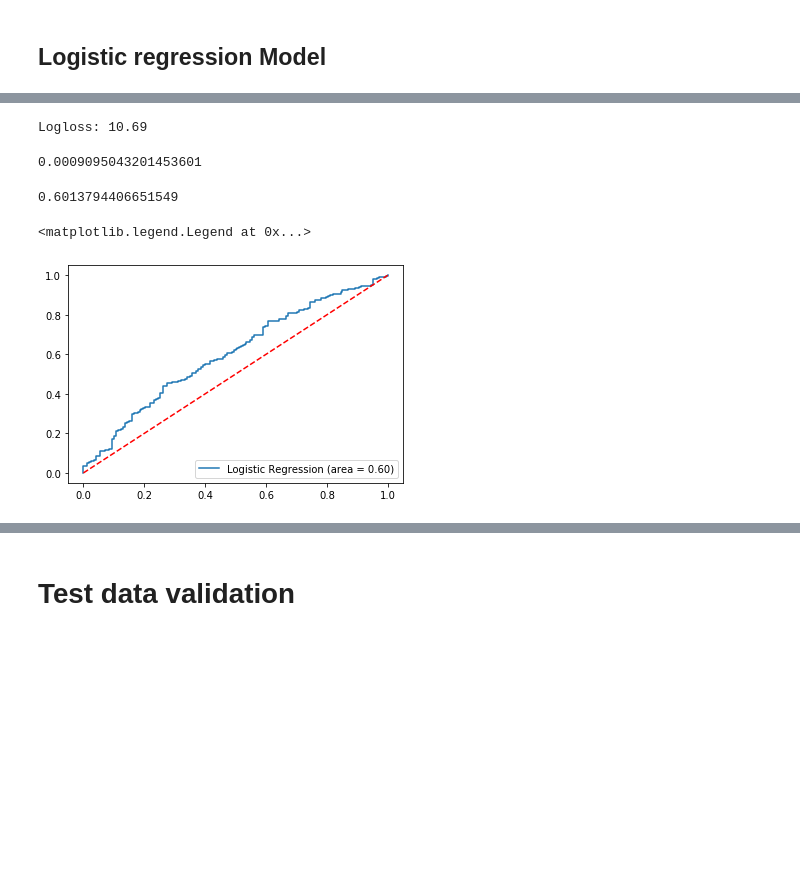
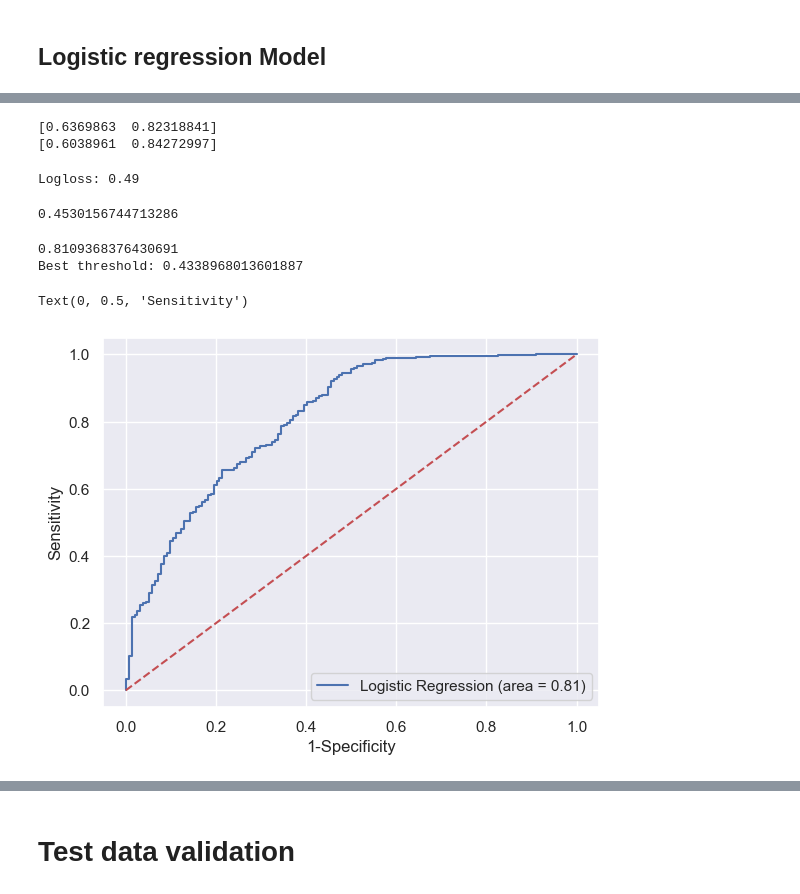
Before and after one commit to EdwinVivek/loan-eligibility-prediction, a Jupyter notebook: loan_eligibility_prediction.ipynb, the cells around one changed output, grey strips where cells are left out. Drawn from its saved outputs; the diff is of its cells as text; code cells hidden in the pictures; blank space fills up the shorter version.

```diff
--- a/loan_eligibility_prediction.ipynb
+++ b/loan_eligibility_prediction.ipynb
@@ -18,11 +21,7 @@ from sklearn.preprocessing import FunctionTransformer
 
 %matplotlib inline
 # %%
-loan = pd.read_csv(os.path.abspath(os.path.join(os.getcwd(), os.pardir, 'data\\train_loanpred.csv')))
-#tree_loan_cols = ['Gender', 'Married', 'Education',
-                 # 'Self_Employed','ApplicantIncome', 'LoanAmount','Property_Area', 'Loan_Status']
-#tree_loan = loan[tree_loan_cols]
-#tree_loan.head(5)
+loan = pd.read_csv(os.path.abspath(os.path.join(os.getcwd(), 'data\\train_loanpred.csv')))
 loan.head()
 # %% [output]
 |  | Loan_ID | Gender | Married | Dependents | Education | Self_Employed | ApplicantIncome | CoapplicantIncome | ... |
@@ -636,0 +589,7 @@ rfe_df
+# %%
+X = loan_final.loc[:, ~loan_final.columns.isin(["Loan_Status"])]
+y = loan_final["Loan_Status"]
+X_train, X_valid, y_train, y_valid = train_test_split(X, y, test_size = 0.2, random_state = 20, stratify=y)
+# %%
+logistic = LogisticRegression(solver='liblinear', multi_class='ovr', class_weight='balanced')
+logistic.fit(X_train, np.ravel(y_train))
@@ -655,7 +628,8 @@ Score: 0.6872909698996655
 # %%
-y_pred = reg.predict(x_test)
-pred_proba = reg.predict_proba(x_test)
+y_train_pred = logistic.predict(X_train)
+pred_proba = logistic.predict_proba(X_train)
 pred_df = pd.DataFrame(pred_proba)
-pred_df["Predictions"] = y_pred
+pred_df["Predictions"] = y_train_pred
+pred_df["logit"] = np.log(pred_df[1]/ (1 - pred_df[1]))
 pred_df
 # %% [output]
@@ -726,28 +687,46 @@ precision_score(y_test, y_pred, average='binary')
+# %%
+from sklearn.metrics import precision_score, recall_score
+precision = precision_score(y_train, y_train_pred, average=None)
+print(precision)
+recall = recall_score(y_train, y_train_pred, average=None)
+print(recall)
+# %% [output]
+[0.6369863  0.82318841]
+[0.6038961  0.84272997]
 # %%
 #Log loss
 from sklearn.metrics import log_loss
-accuracy = log_loss(y_test, y_pred)
+accuracy = log_loss(y_train, pred_proba)
 print("Logloss: %.2f" % (accuracy))
 # %% [output]
-Logloss: 10.69
+Logloss: 0.49
 # %%
 #kappa score
 from sklearn.metrics import cohen_kappa_score
-cohen_kappa_score(y_test, y_pred)
+cohen_kappa_score(y_train, y_train_pred)
 # %% [output]
-0.0009095043201453601
+0.4530156744713286
 # %%
 #ROC-AUC
 from sklearn.metrics import roc_auc_score
 from sklearn.metrics import roc_curve
-logit_roc_auc = roc_auc_score(y_test,  pred_proba[:,1])
+logit_roc_auc = roc_auc_score(y_train,  pred_proba[:,1])
 print(logit_roc_auc)
-fpr, tpr, thresholds = roc_curve(y_test, pred_proba[:,1])
+fpr, tpr, thresholds = roc_curve(y_train, pred_proba[:,1], pos_label="Y")
+
+#Youden’s J statistic
+youden_index = tpr - fpr
+best_threshold = thresholds[youden_index.argmax()]
+print(f"Best threshold: {best_threshold}")
+
 plt.figure()
 plt.plot(fpr, tpr, label='Logistic Regression (area = %0.2f)' % logit_roc_auc)
 plt.plot([0, 1], [0, 1],'r--')
 plt.legend(loc="lower right")
+plt.xlabel("1-Specificity")
+plt.ylabel("Sensitivity")
 # %% [output]
-0.6013794406651549
+0.8109368376430691
+Best threshold: 0.4338968013601887
-<matplotlib.legend.Legend at 0x...>
+Text(0, 0.5, 'Sensitivity')
-[figure, old version]
+[figure, new version]
```
Also changed, not shown: parts of 33 cells of this notebook.
